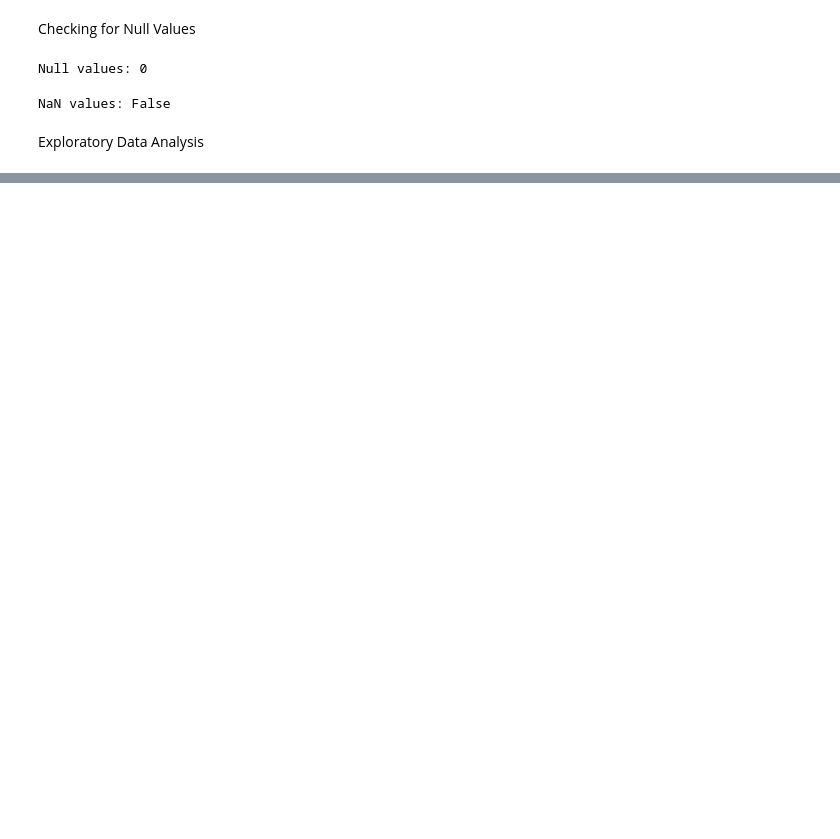
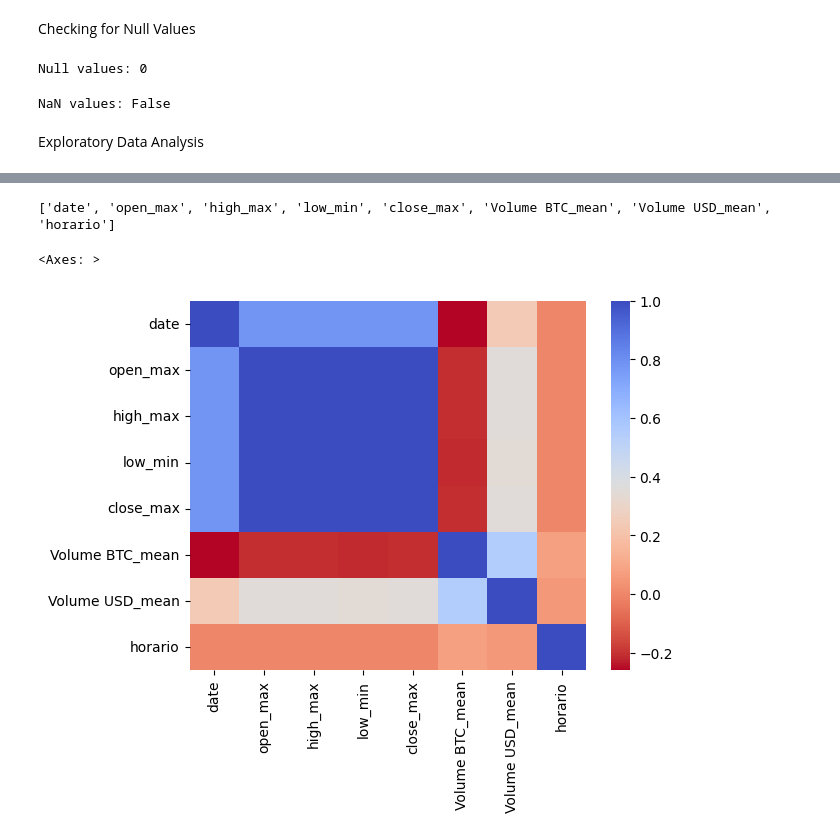
Before and after one commit to Lukas-Christopher13/Projeto-Topicos-em-BD, a Jupyter notebook: Bitcoin_historical_data.ipynb, the cells around one changed output, grey strips where cells are left out. Drawn from its saved outputs; the diff is of its cells as text; code cells hidden in the pictures; blank space fills up the shorter version.

```diff
--- a/Bitcoin_historical_data.ipynb
+++ b/Bitcoin_historical_data.ipynb
@@ -122,0 +123,7 @@ BTC_df_date.groupby("date").agg({
+# %%
+BTC_agg.columns = ['_'.join(col).strip() if isinstance(col, tuple) else col for col in BTC_agg.columns]
+BTC_agg = BTC_agg.reset_index()
+
+BTC_agg["horario"] = BTC_agg["date"].dt.strftime('%H')
+
+BTC_agg.head()
@@ -122,0 +137,9 @@ BTC_df_date.groupby("date").agg({
+# %%
+
+atributos = list(BTC_agg.columns)
+print(atributos)
+sns.heatmap(BTC_agg[atributos[:]].corr(), cmap='coolwarm_r')
+# %% [output]
+['date', 'open_max', 'high_max', 'low_min', 'close_max', 'Volume BTC_mean', 'Volume USD_mean', 'horario']
+<Axes: >
+[figure, added]
```
Also changed, not shown: parts of 8 cells of this notebook, 2 other files.
